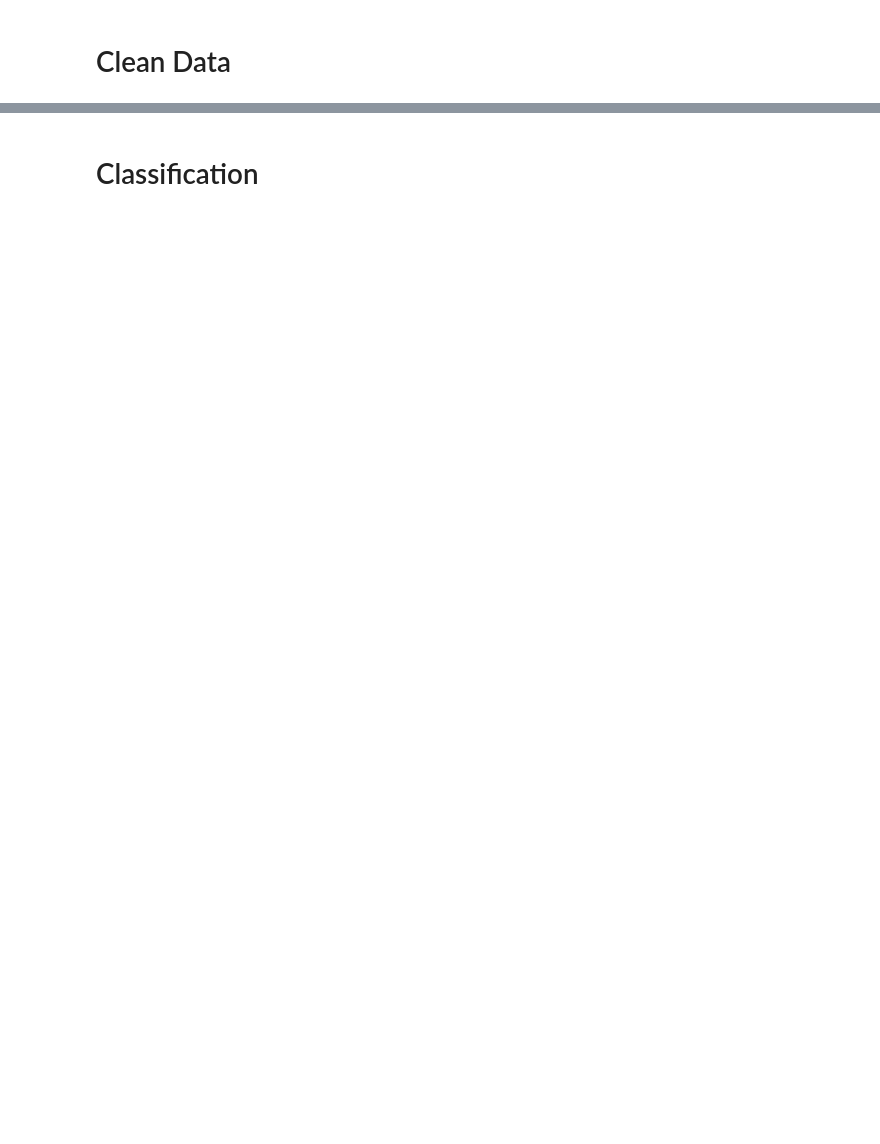
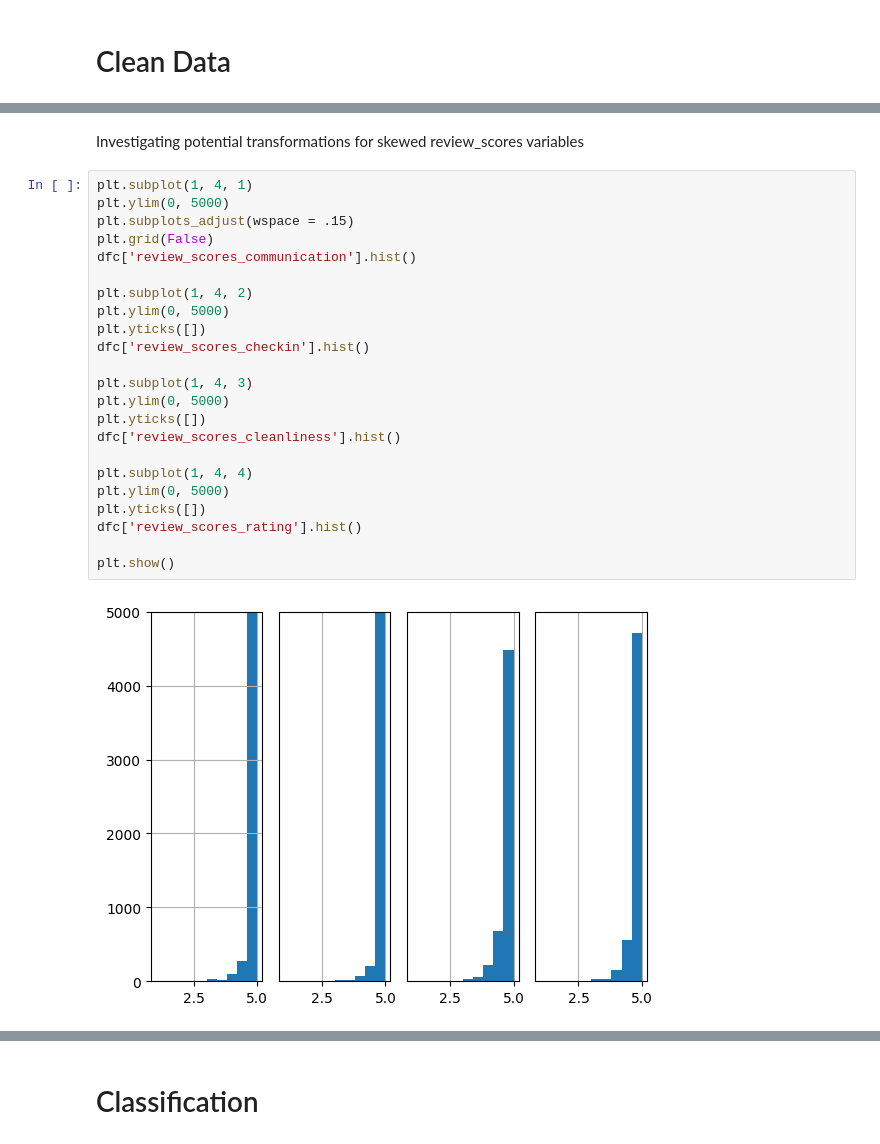
Before and after one commit to carn51/Assignment-1, a Jupyter notebook: 2026_DSLab2_a3(3).ipynb, the cells around one changed output, grey strips where cells are left out. Drawn from its saved outputs; the diff is of its cells as text; blank space fills up the shorter version.

```diff
--- a/2026_DSLab2_a3(3).ipynb
+++ b/2026_DSLab2_a3(3).ipynb
@@ -139,0 +138,27 @@ dfc1 = dfc[['host_scale',
+# %% [markdown]
+Investigating potential transformations for skewed review_scores variables
+# %%
+plt.subplot(1, 4, 1)
+plt.ylim(0, 5000)
+plt.subplots_adjust(wspace = .15)
+plt.grid(False)
+dfc['review_scores_communication'].hist()
+
+plt.subplot(1, 4, 2)
+plt.ylim(0, 5000)
+plt.yticks([])
+dfc['review_scores_checkin'].hist()
+
+plt.subplot(1, 4, 3)
+plt.ylim(0, 5000)
+plt.yticks([])
+dfc['review_scores_cleanliness'].hist()
+
+plt.subplot(1, 4, 4)
+plt.ylim(0, 5000)
+plt.yticks([])
+dfc['review_scores_rating'].hist()
+
+plt.show()
+# %% [output]
+[figure, added]
```
Also changed, not shown: parts of 55 cells of this notebook.
